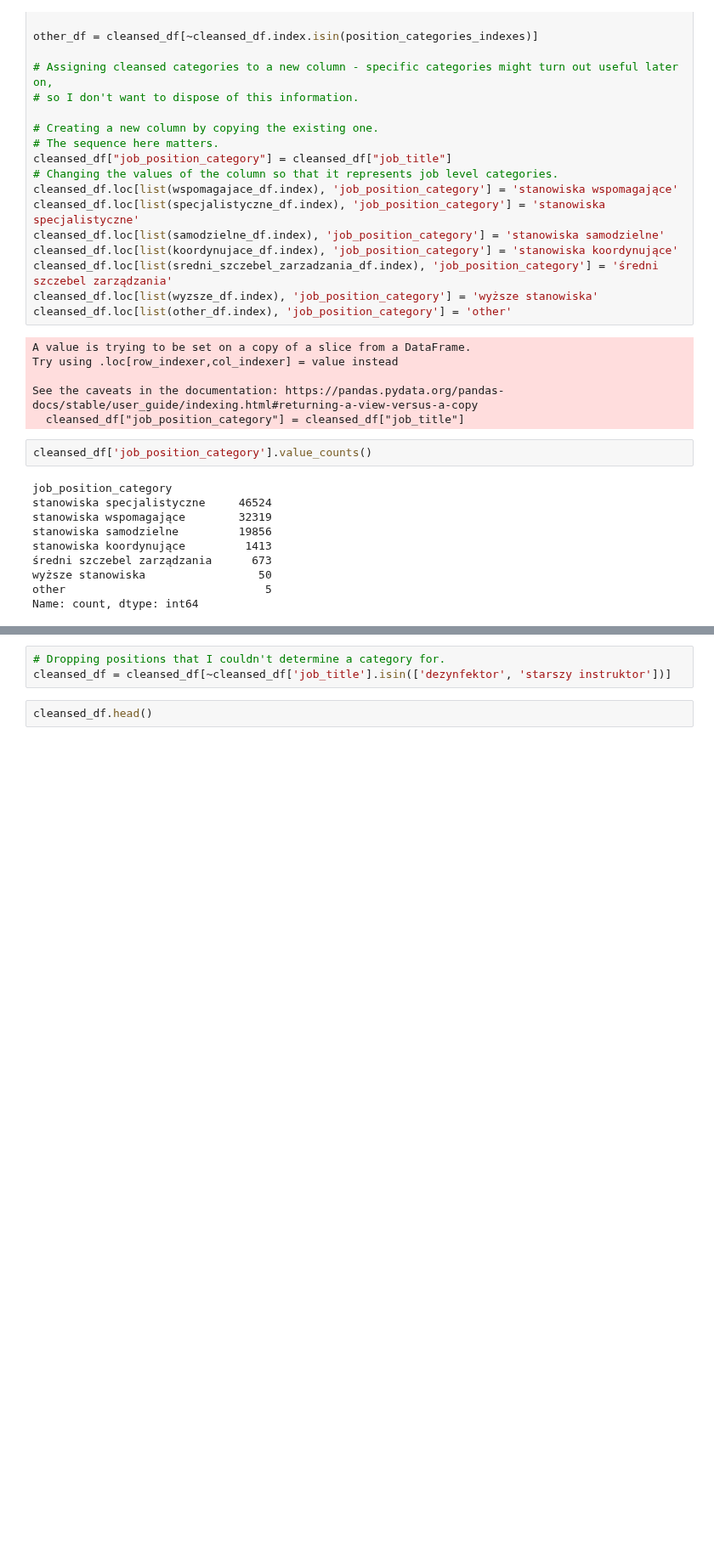
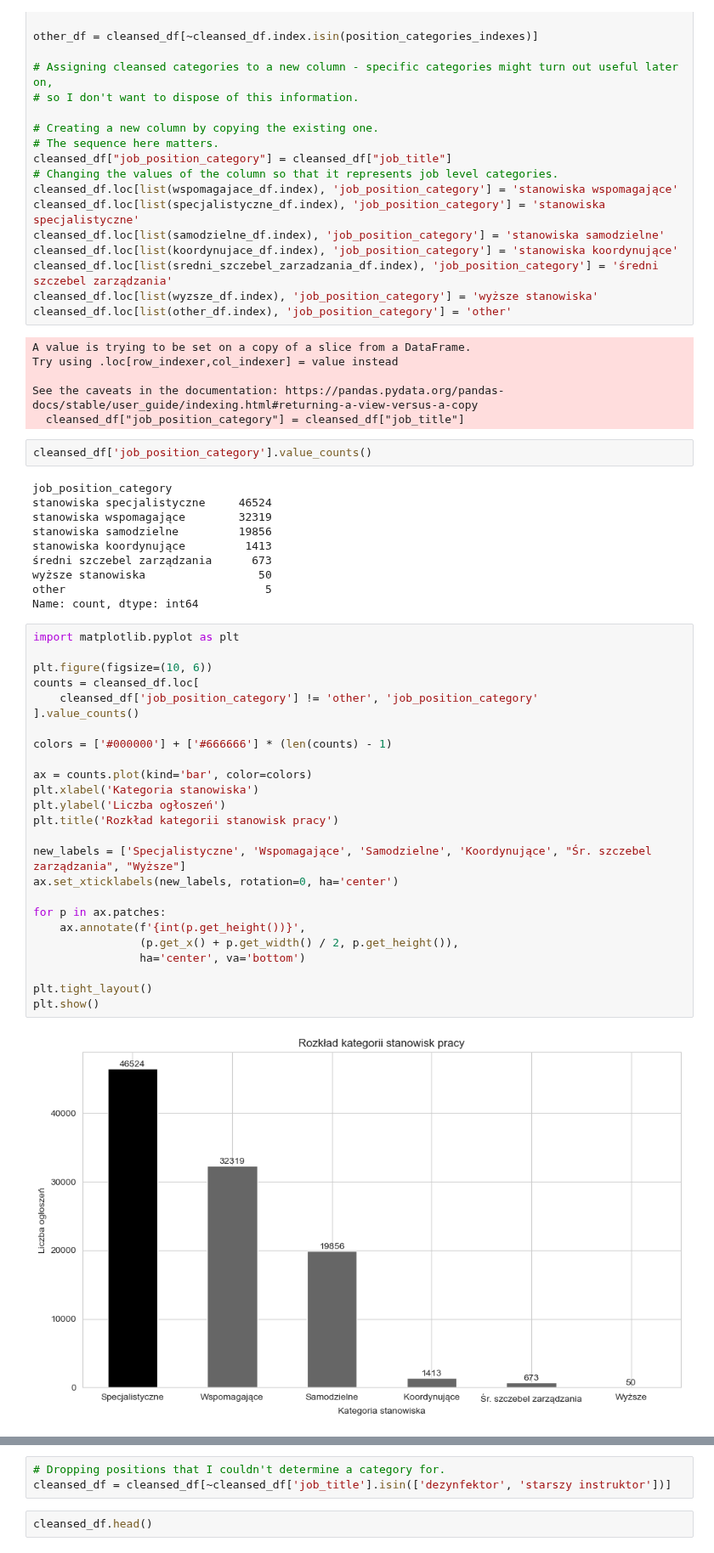
Before and after one commit to BERENZ/2024-mgr-sluzba-cywilna, a Jupyter notebook: Python/Code/Further_data_cleansing.ipynb, the cells around one changed output, grey strips where cells are left out. Shown at 85% size. Cells and saved outputs as stored; diff of their text form; blank space fills up the shorter version.

Commit message:
additional bar charts

```diff
--- a/Python/Code/Further_data_cleansing.ipynb
+++ b/Python/Code/Further_data_cleansing.ipynb
@@ -189,3 +189,30 @@ stanowiska koordynujące         1413
 wyższe stanowiska                 50
 other                              5
 Name: count, dtype: int64
+# %%
+import matplotlib.pyplot as plt
+
+plt.figure(figsize=(10, 6))
+counts = cleansed_df.loc[
+    cleansed_df['job_position_category'] != 'other', 'job_position_category'
+].value_counts()
+
+colors = ['#000000'] + ['#666666'] * (len(counts) - 1)
+
+ax = counts.plot(kind='bar', color=colors)
+plt.xlabel('Kategoria stanowiska')
+plt.ylabel('Liczba ogłoszeń')
+plt.title('Rozkład kategorii stanowisk pracy')
+
+new_labels = ['Specjalistyczne', 'Wspomagające', 'Samodzielne', 'Koordynujące', "Śr. szczebel zarządzania", "Wyższe"]
+ax.set_xticklabels(new_labels, rotation=0, ha='center')
+
+for p in ax.patches:
+    ax.annotate(f'{int(p.get_height())}',
+                (p.get_x() + p.get_width() / 2, p.get_height()),
+                ha='center', va='bottom')
+
+plt.tight_layout()
+plt.show()
+# %% [output]
+[figure, added]
```
Also changed, not shown: parts of 4 cells of this notebook.
